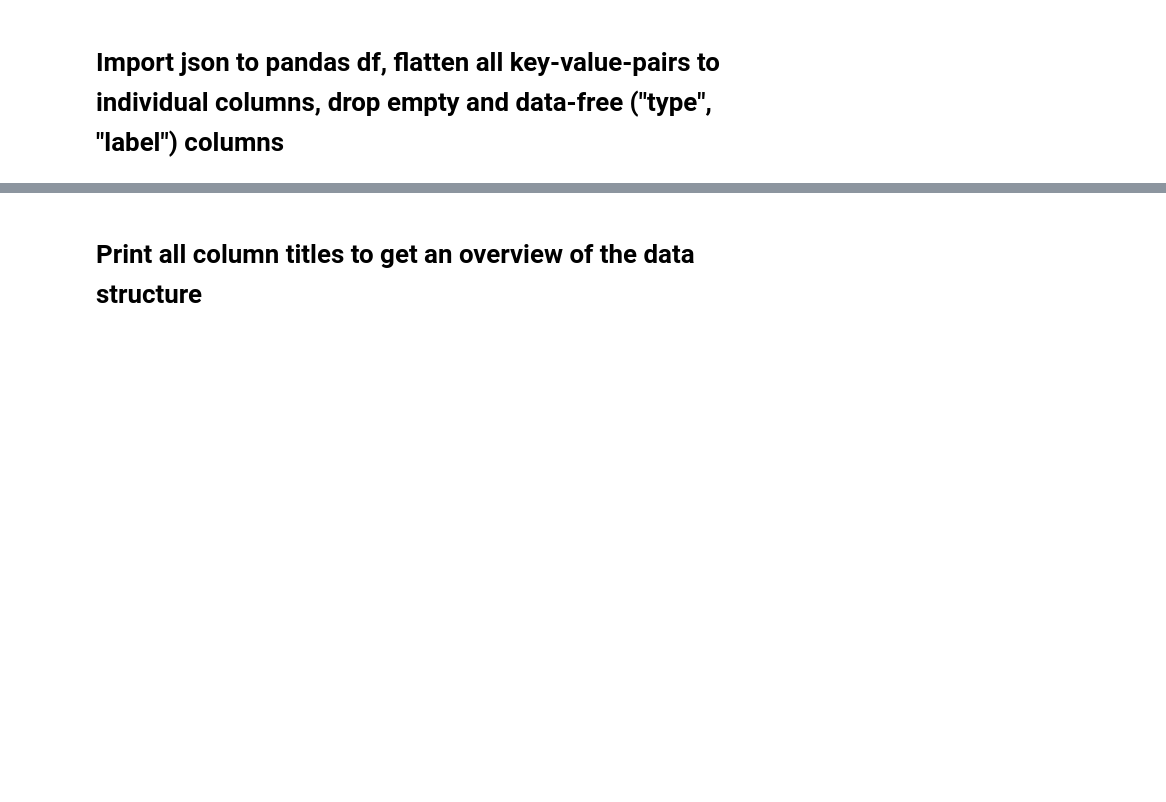
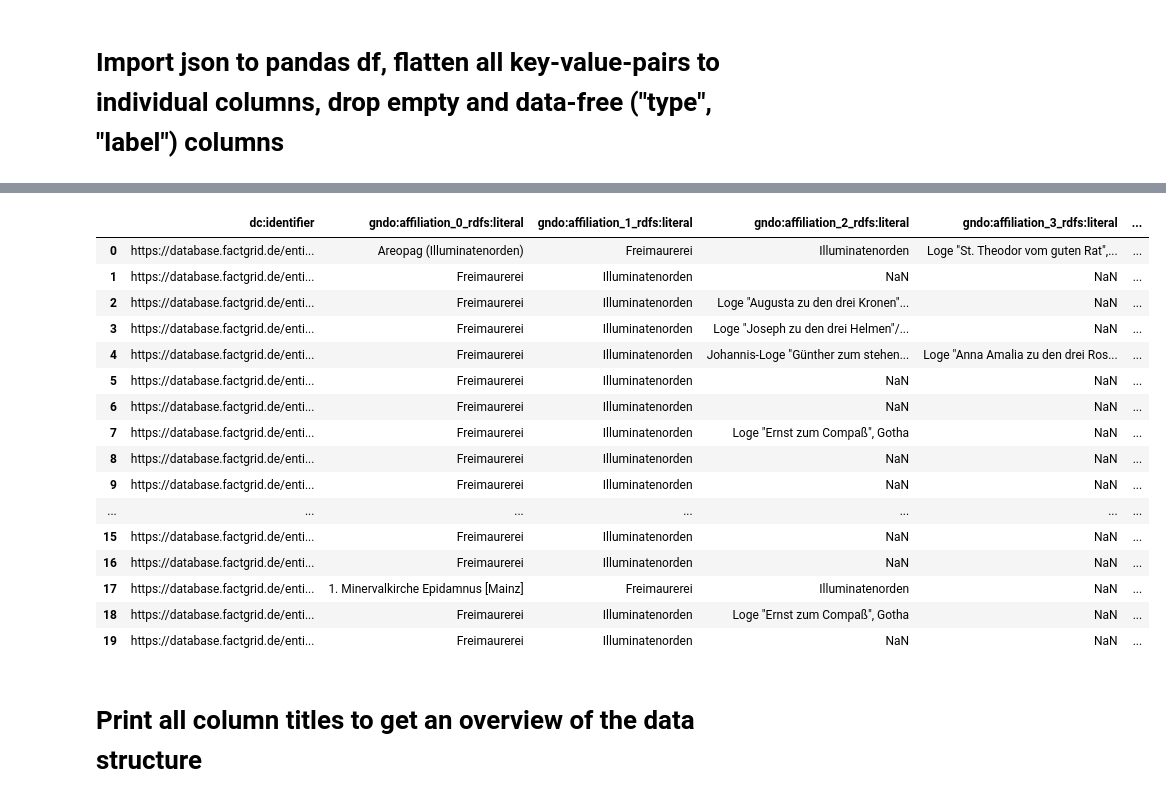
Before and after one commit to MichaelMarkert/GND4C, a Jupyter notebook: dataQualityReporting/Great_Expectations_for_GND4C_data_quality.ipynb, the cells around one changed output, grey strips where cells are left out. Cells and saved outputs as stored; diff of their text form; code cells hidden in the pictures; blank space fills up the shorter version.

```diff
--- a/dataQualityReporting/Great_Expectations_for_GND4C_data_quality.ipynb
+++ b/dataQualityReporting/Great_Expectations_for_GND4C_data_quality.ipynb
@@ -25,10 +25,10 @@ df = df.dropna(axis=1, how='all')
 df = df.drop(df.filter(regex='@type$|label$', axis=1).columns, axis=1)
 df = df.reindex(sorted(df.columns), axis=1)
 
-
+#tests for column-related reporting functions
 df.loc[10,'dc:identifier'] = "test"
 df.loc[8,'dc:identifier'] = "https://database.factgrid.de/entity/Q1016"
 
 display(HTML("<style>div.output_scroll { height: 12em; }</style>"))
-display(HTML(df.to_html()))
+display(HTML(df.head(n=20).to_html()))
 # %% [output]
@@ -36,3 +35,20 @@ display(HTML(df.to_html()))
+|  | dc:identifier | gndo:affiliation_0_rdfs:literal | gndo:affiliation_1_rdfs:literal | gndo:affiliation_2_rdfs:literal | gndo:affiliation_3_rdfs:literal | ... |
+| 0 | https://database.factgrid.de/enti... | Areopag (Illuminatenorden) | Freimaurerei | Illuminatenorden | Loge "St. Theodor vom guten Rat",... | ... |
+| 1 | https://database.factgrid.de/enti... | Freimaurerei | Illuminatenorden | NaN | NaN | ... |
+| 2 | https://database.factgrid.de/enti... | Freimaurerei | Illuminatenorden | Loge "Augusta zu den drei Kronen"... | NaN | ... |
+| 3 | https://database.factgrid.de/enti... | Freimaurerei | Illuminatenorden | Loge "Joseph zu den drei Helmen"/... | NaN | ... |
+| 4 | https://database.factgrid.de/enti... | Freimaurerei | Illuminatenorden | Johannis-Loge "Günther zum stehen... | Loge "Anna Amalia zu den drei Ros... | ... |
+| 5 | https://database.factgrid.de/enti... | Freimaurerei | Illuminatenorden | NaN | NaN | ... |
+| 6 | https://database.factgrid.de/enti... | Freimaurerei | Illuminatenorden | NaN | NaN | ... |
+| 7 | https://database.factgrid.de/enti... | Freimaurerei | Illuminatenorden | Loge "Ernst zum Compaß", Gotha | NaN | ... |
+| 8 | https://database.factgrid.de/enti... | Freimaurerei | Illuminatenorden | NaN | NaN | ... |
+| 9 | https://database.factgrid.de/enti... | Freimaurerei | Illuminatenorden | NaN | NaN | ... |
+| ... | ... | ... | ... | ... | ... | ... |
+| 15 | https://database.factgrid.de/enti... | Freimaurerei | Illuminatenorden | NaN | NaN | ... |
+| 16 | https://database.factgrid.de/enti... | Freimaurerei | Illuminatenorden | NaN | NaN | ... |
+| 17 | https://database.factgrid.de/enti... | 1. Minervalkirche Epidamnus [Mainz] | Freimaurerei | Illuminatenorden | NaN | ... |
+| 18 | https://database.factgrid.de/enti... | Freimaurerei | Illuminatenorden | Loge "Ernst zum Compaß", Gotha | NaN | ... |
+| 19 | https://database.factgrid.de/enti... | Freimaurerei | Illuminatenorden | NaN | NaN | ... |
 # %% [markdown]
 # Print all column titles to get an overview of the data structure
 # %%
```
Also changed, not shown: parts of 1 cell of this notebook.
